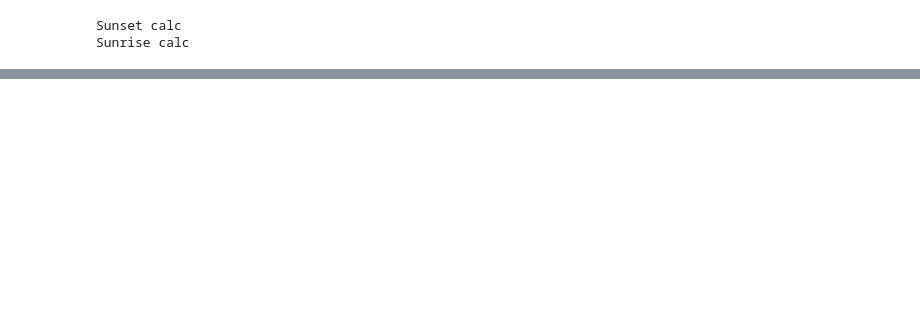
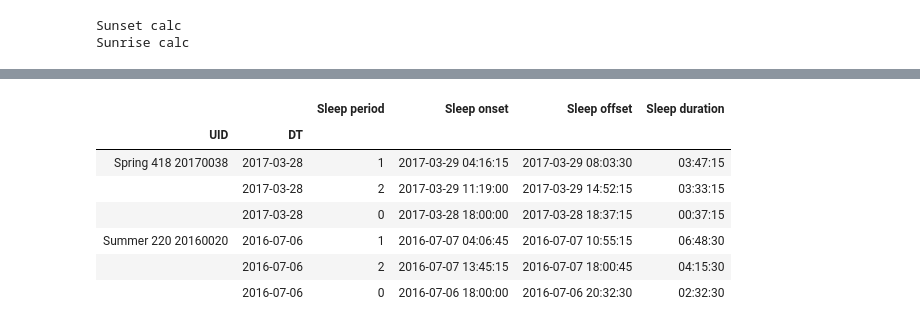
Before and after one commit to jasongfleischer/SALA, a Jupyter notebook: Analyze by person.ipynb, the cells around one changed output, grey strips where cells are left out. Saved outputs shown, nothing was run; the diff lists cells and outputs as text; code cells hidden in the pictures; blank space fills up the shorter version.

```diff
--- a/Analyze by person.ipynb
+++ b/Analyze by person.ipynb
@@ -766,3 +440,0 @@ Winter 220 2018 Non-school day - cumulative Lux*sec: 2.283150e+04, center of mas
-# %%
-dpart = allData['OutofSchool'].apply(lambda x: 'Non-school day' if x else 'School day')
-allData['QuarterDayType'] = allData['Quarter'].str.cat( dpart, sep=' ')
@@ -1020,0 +455,5 @@ allData.to_hdf('../processed data/SeaHSraw.hdf','allData')
+# %%
+moresleep = (thetiming['Secondary sleep duration']>pd.Timedelta('0'))
+extrasleep = thetiming.loc[moresleep,['Sleep onset','Sleep offset','Sleep duration','Secondary sleep duration']].drop_duplicates()
+print(extrasleep.shape)
+extrasleep
@@ -1020,0 +504,54 @@ allData.to_hdf('../processed data/SeaHSraw.hdf','allData')
+# %%
+# anyone sleep more than two periods?
+nsls = []
+sleepers = []
+
+for arow in thetiming[moresleep].itertuples():
+    UID = arow.UID
+    DT = arow.Date
+    TM = DT+pd.Timedelta('1 day')
+    today = DT.strftime('%Y-%m-%d')
+    nextday = TM.strftime('%Y-%m-%d')
+
+    # raw data for this timingData entry,
+    # split sleep day at 6PM because I assume nobody is asleep at this time
+    xx = allData.query("UID == @UID").loc[today+' 18:00':nextday+' 18:00']
+    asleep = xx[ xx['Interval Status']=='REST-S'].copy()
+
+
+    # there might be multiple sleep periods in a given days data, find them
+    # assume that any time there is more than 1 hr between sucessive REST-S entries
+    # it constitutes a new sleep period
+    sleep_period = []
+    per = 0
+    lt = asleep.index[0]
+    for t in asleep.index:
+        if (t-lt > pd.Timedelta('1 hour')): # allow up to 1 hour awake in the middle of the night
+            per = per + 1
+        lt = t
+        sleep_period.append(per)
+    asleep['Sleep period']=sleep_period
+
+    # calc sleep onsets/offsets/duration for each period of sleep in a person-day of data
+    sleeps = asleep.reset_index().groupby('Sleep period').apply( lambda x: pd.DataFrame({
+        'Sleep onset':x.DateTime.min(), 'Sleep offset':x.DateTime.max(), 'Sleep duration':x.DateTime.max()-x.DateTime.min()}, index = x.DateTime.dt.normalize() ) )
+    sleeps = sleeps.drop_duplicates().sort_values(by='Sleep duration',ascending=False)
+    nsleeps = sleeps.shape[0]
+
+
+    if nsleeps>2:
+        sleeps['UID']=UID
+        sleeps['DT']=DT
+        sleeps.reset_index(drop=True).set_index(['UID','DT'])
+        sleepers.append(sleeps)
+
+pd.concat(sleepers).reset_index().drop('DateTime',axis=1).set_index(['UID','DT']).drop_duplicates()
+# %% [output]
+|  |  | Sleep period | Sleep onset | Sleep offset | Sleep duration |
+| UID | DT |  |  |  |  |
+| Spring 418 20170038 | 2017-03-28 | 1 | 2017-03-29 04:16:15 | 2017-03-29 08:03:30 | 03:47:15 |
+|  | 2017-03-28 | 2 | 2017-03-29 11:19:00 | 2017-03-29 14:52:15 | 03:33:15 |
+|  | 2017-03-28 | 0 | 2017-03-28 18:00:00 | 2017-03-28 18:37:15 | 00:37:15 |
+| Summer 220 20160020 | 2016-07-06 | 1 | 2016-07-07 04:06:45 | 2016-07-07 10:55:15 | 06:48:30 |
+|  | 2016-07-06 | 2 | 2016-07-07 13:45:15 | 2016-07-07 18:00:45 | 04:15:30 |
+|  | 2016-07-06 | 0 | 2016-07-06 18:00:00 | 2016-07-06 20:32:30 | 02:32:30 |
```
Also changed, not shown: parts of 72 cells of this notebook.
